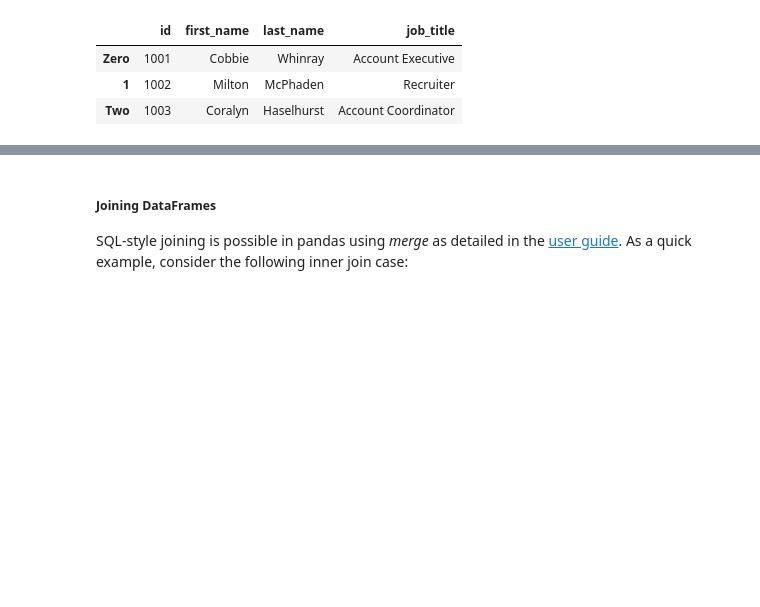
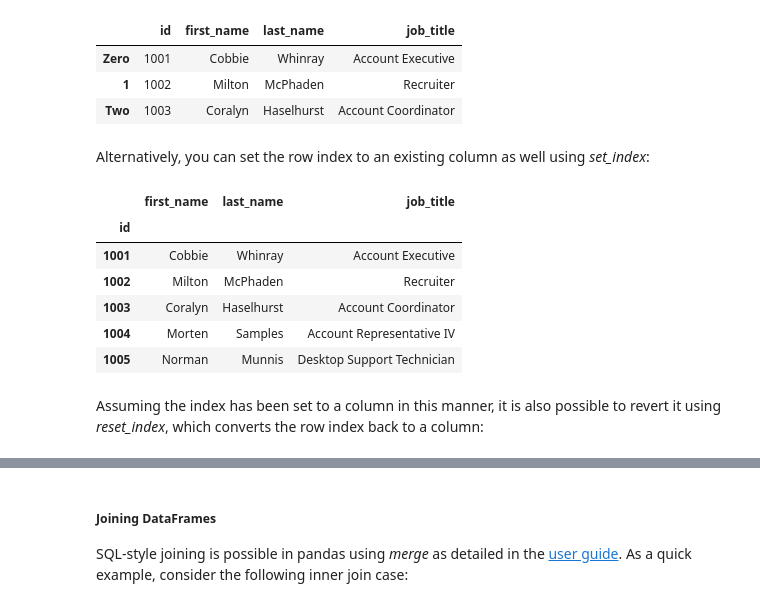
Before and after one commit to davedgd/python-bootcamp, a Jupyter notebook: Unit 5/Python-Bootcamp-Unit5.ipynb, the cells around one changed output, grey strips where cells are left out. Drawn from its saved outputs; the diff is of its cells as text; code cells hidden in the pictures; blank space fills up the shorter version.

```diff
--- a/Unit 5/Python-Bootcamp-Unit5.ipynb
+++ b/Unit 5/Python-Bootcamp-Unit5.ipynb
@@ -947,3 +1015,17 @@ myDFSmaller.head(3).rename(index = {0: 'Zero', 2: 'Two'})
 | Zero | 1001 | Cobbie | Whinray | Account Executive |
 | 1 | 1002 | Milton | McPhaden | Recruiter |
 | Two | 1003 | Coralyn | Haselhurst | Account Coordinator |
+# %% [markdown]
+Alternatively, you can set the row index to an existing column as well using *set_index*:
+# %%
+myDFSmaller.set_index('id')
+# %% [output]
+|  | first_name | last_name | job_title |
+| id |  |  |  |
+| 1001 | Cobbie | Whinray | Account Executive |
+| 1002 | Milton | McPhaden | Recruiter |
+| 1003 | Coralyn | Haselhurst | Account Coordinator |
+| 1004 | Morten | Samples | Account Representative IV |
+| 1005 | Norman | Munnis | Desktop Support Technician |
+# %% [markdown]
+Assuming the index has been set to a column in this manner, it is also possible to revert it using *reset_index*, which converts the row index back to a column:
```
Also changed, not shown: parts of 30 cells of this notebook, 6 other files.
